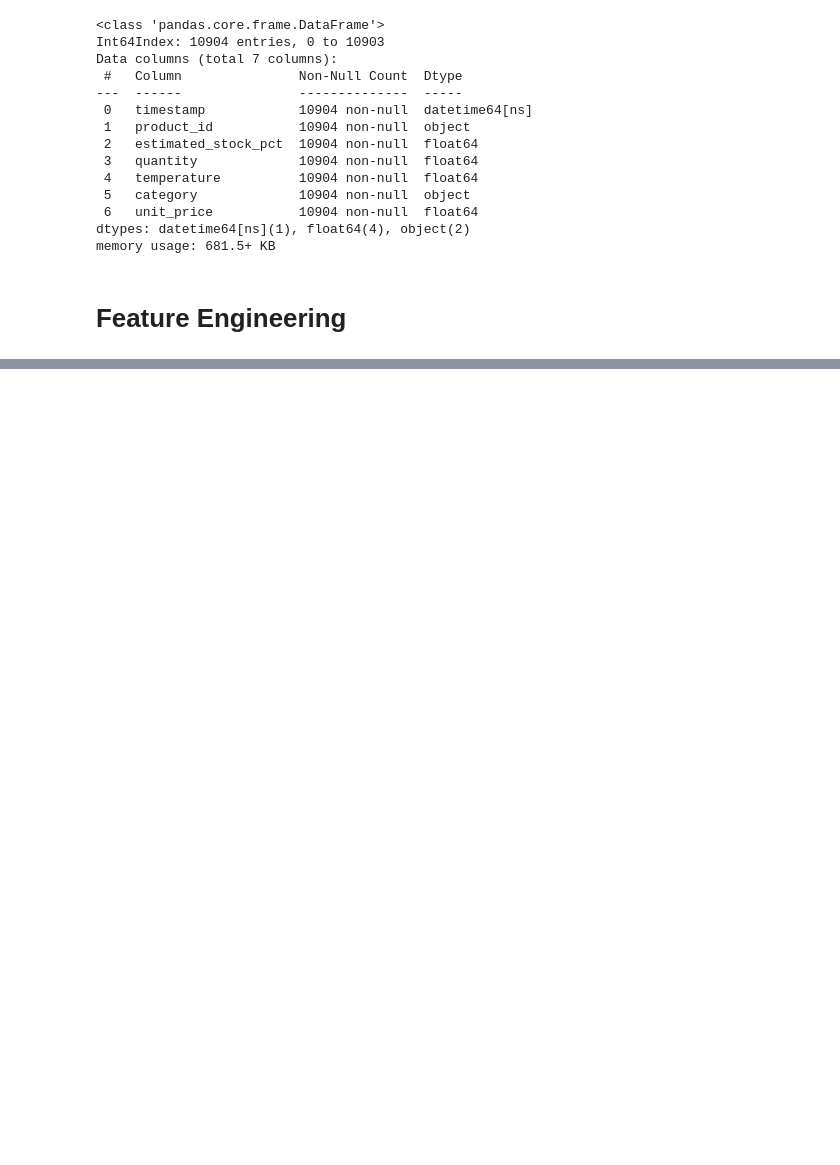
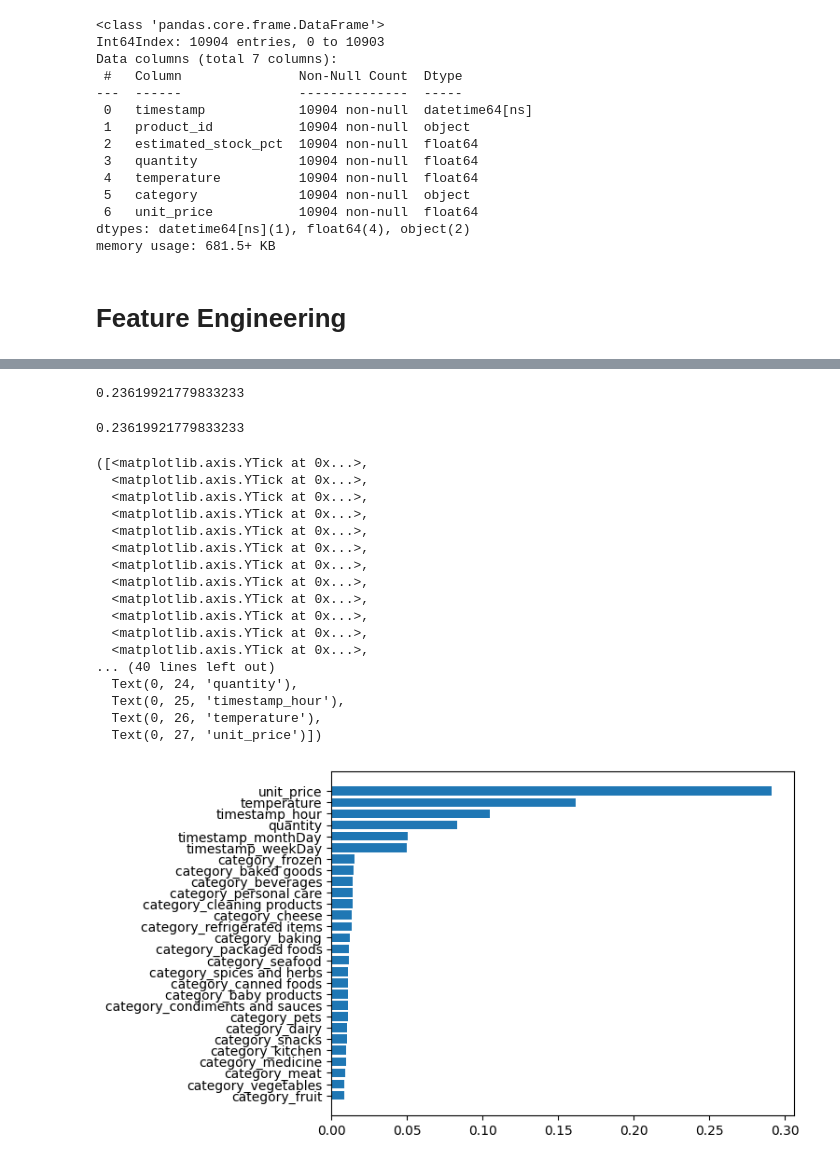
Before and after one commit to sujataprasad01/Cognizant-AI-Program-Project2, a Jupyter notebook: Model_Building&Interpretation.ipynb, the cells around one changed output, grey strips where cells are left out. Drawn from its saved outputs; the diff is of its cells as text; code cells hidden in the pictures; blank space fills up the shorter version.

```diff
--- a/Model_Building&Interpretation.ipynb
+++ b/Model_Building&Interpretation.ipynb
@@ -417,0 +567,5 @@ memory usage: 681.5+ KB
+# %%
+X_train = preprocessing.transform(X_train)
+X_test = preprocessing.transform(X_test)
+# %%
+trained_model = model.fit(X_train, y_train)
@@ -417,0 +587,4 @@ memory usage: 681.5+ KB
+# %%
+mae
+# %% [output]
+0.23619921779833233
@@ -417,0 +593,31 @@ memory usage: 681.5+ KB
+# %%
+avg_mae
+# %% [output]
+0.23619921779833233
+# %%
+features = [i.split("__")[0] for i in X.columns]
+# %%
+importances = model.feature_importances_
+indices = np.argsort(importances)
+# %%
+plt.barh(range(len(indices)), importances[indices])
+plt.yticks(range(len(indices)), [features[i] for i in indices])
+# %% [output]
+([<matplotlib.axis.YTick at 0x...>,
+  <matplotlib.axis.YTick at 0x...>,
+  <matplotlib.axis.YTick at 0x...>,
+  <matplotlib.axis.YTick at 0x...>,
+  <matplotlib.axis.YTick at 0x...>,
+  <matplotlib.axis.YTick at 0x...>,
+  <matplotlib.axis.YTick at 0x...>,
+  <matplotlib.axis.YTick at 0x...>,
+  <matplotlib.axis.YTick at 0x...>,
+  <matplotlib.axis.YTick at 0x...>,
+  <matplotlib.axis.YTick at 0x...>,
+  <matplotlib.axis.YTick at 0x...>,
+... (40 lines left out)
+  Text(0, 24, 'quantity'),
+  Text(0, 25, 'timestamp_hour'),
+  Text(0, 26, 'temperature'),
+  Text(0, 27, 'unit_price')])
+[figure, added]
```
Also changed, not shown: parts of 38 cells of this notebook.
